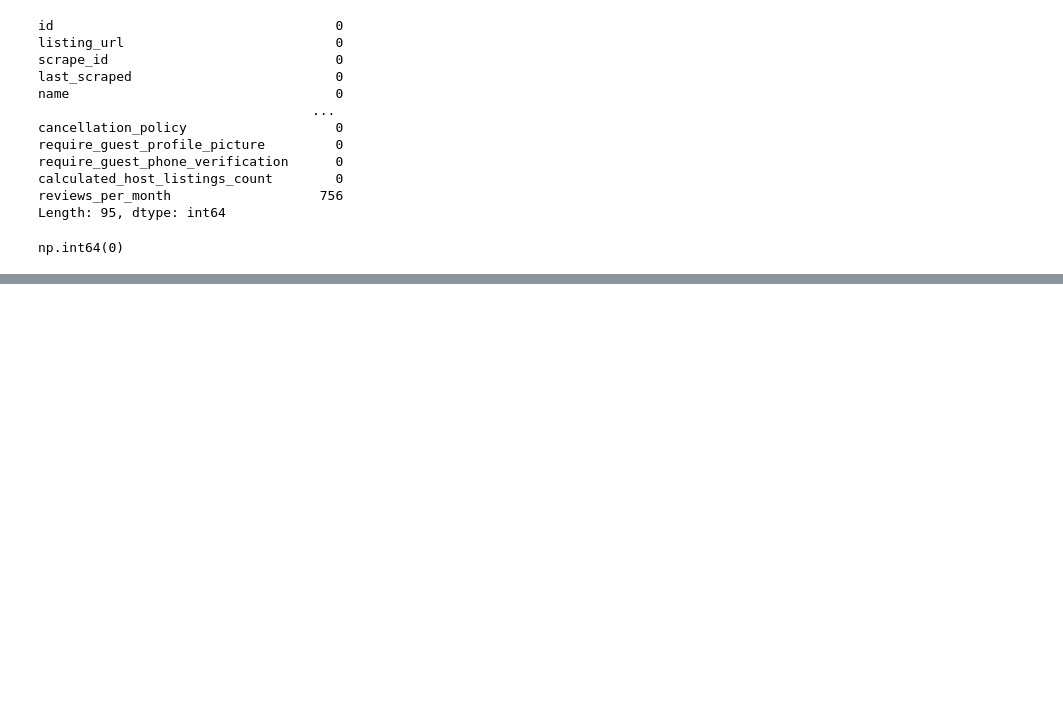
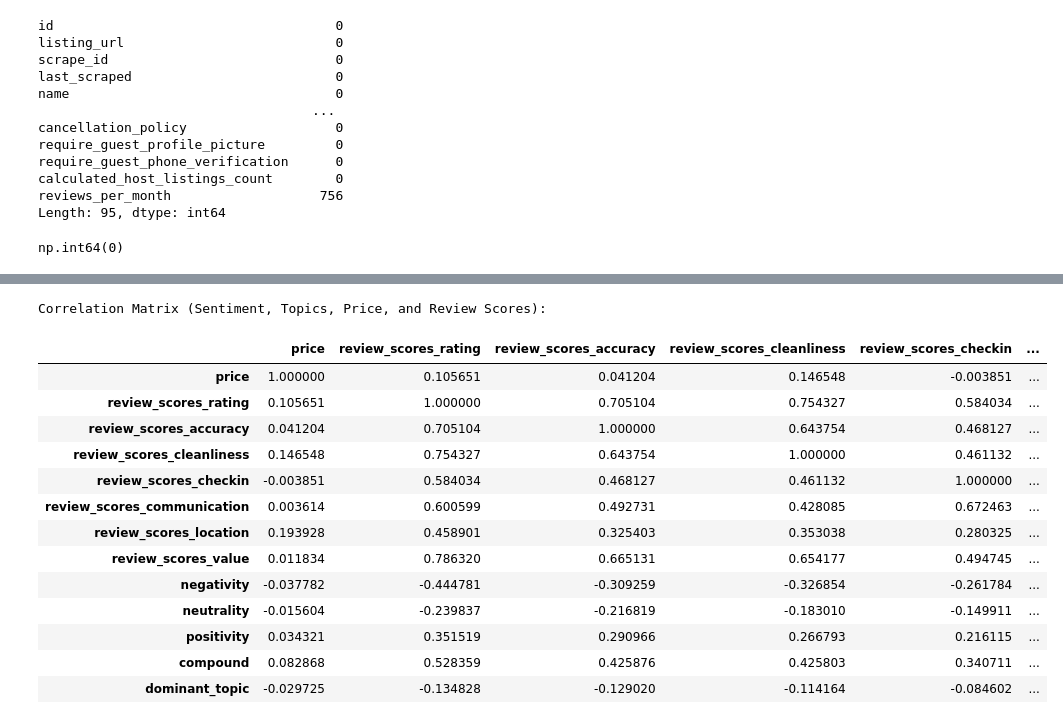
Before and after one commit to Pbartuiyot/Advance-Machine-Learning, a Jupyter notebook: airbnb_boston_sentimental_analysis_customer_reviews.ipynb, the cells around one changed output, grey strips where cells are left out. Drawn from its saved outputs; the diff is of its cells as text; code cells hidden in the pictures; blank space fills up the shorter version.

```diff
--- a/airbnb_boston_sentimental_analysis_customer_reviews.ipynb
+++ b/airbnb_boston_sentimental_analysis_customer_reviews.ipynb
@@ -358,2 +266,0 @@ scored_reviews.iloc[100]['comments']
-# %%
-reviews = reviews.query('listing_id == 78776')
@@ -754,0 +444,15 @@ ValueError: Columns must be same length as key
+# %%
+# Merge the average sentiment scores and dominant topic back into the listing dataframe
+# First, calculate the average sentiment scores and dominant topic per listing
+average_sentiment_per_listing = scored_reviews.groupby('listing_id')[['negativity', 'neutrality', 'positivity', 'compound']].mean().reset_index()
+dominant_topic_per_listing = scored_reviews.groupby('listing_id')['dominant_topic'].agg(lambda x: x.mode()[0]).reset_index()
+
+# Merge these back into the listing dataframe
+listing_with_sentiment = pd.merge(listing, average_sentiment_per_listing, left_on='id', right_on='listing_id', how='left')
+listing_with_sentiment_and_topic = pd.merge(listing_with_sentiment, dominant_topic_per_listing, left_on='id', right_on='listing_id', how='left')
+
+# Drop the duplicate listing_id columns
+listing_with_sentiment_and_topic.drop(['listing_id_x', 'listing_id_y'], axis=1, inplace=True)
+
+print("Listing dataframe with sentiment scores and dominant topic:")
+display(listing_with_sentiment_and_topic.head())
@@ -754,0 +468,44 @@ ValueError: Columns must be same length as key
+# %%
+# Convert 'price' column to numeric
+# Remove '$' and ',' and convert to float
+listing_with_sentiment_and_topic['price'] = listing_with_sentiment_and_topic['price'].replace({'\$': '', ',': ''}, regex=True).astype(float)
+
+# Select the relevant columns for correlation analysis
+correlation_columns = [
+    'price',
+    'review_scores_rating',
+    'review_scores_accuracy',
+    'review_scores_cleanliness',
+    'review_scores_checkin',
+    'review_scores_communication',
+    'review_scores_location',
+    'review_scores_value',
+    'negativity',
+    'neutrality',
+    'positivity',
+    'compound',
+    'dominant_topic'
+]
+
+# Calculate the correlation matrix
+correlation_matrix = listing_with_sentiment_and_topic[correlation_columns].corr()
+
+# Display the correlation matrix
+print("Correlation Matrix (Sentiment, Topics, Price, and Review Scores):")
+display(correlation_matrix)
+# %% [output]
+Correlation Matrix (Sentiment, Topics, Price, and Review Scores):
+|  | price | review_scores_rating | review_scores_accuracy | review_scores_cleanliness | review_scores_checkin | ... |
+| price | 1.000000 | 0.105651 | 0.041204 | 0.146548 | -0.003851 | ... |
+| review_scores_rating | 0.105651 | 1.000000 | 0.705104 | 0.754327 | 0.584034 | ... |
+| review_scores_accuracy | 0.041204 | 0.705104 | 1.000000 | 0.643754 | 0.468127 | ... |
+| review_scores_cleanliness | 0.146548 | 0.754327 | 0.643754 | 1.000000 | 0.461132 | ... |
+| review_scores_checkin | -0.003851 | 0.584034 | 0.468127 | 0.461132 | 1.000000 | ... |
+| review_scores_communication | 0.003614 | 0.600599 | 0.492731 | 0.428085 | 0.672463 | ... |
+| review_scores_location | 0.193928 | 0.458901 | 0.325403 | 0.353038 | 0.280325 | ... |
+| review_scores_value | 0.011834 | 0.786320 | 0.665131 | 0.654177 | 0.494745 | ... |
+| negativity | -0.037782 | -0.444781 | -0.309259 | -0.326854 | -0.261784 | ... |
+| neutrality | -0.015604 | -0.239837 | -0.216819 | -0.183010 | -0.149911 | ... |
+| positivity | 0.034321 | 0.351519 | 0.290966 | 0.266793 | 0.216115 | ... |
+| compound | 0.082868 | 0.528359 | 0.425876 | 0.425803 | 0.340711 | ... |
+| dominant_topic | -0.029725 | -0.134828 | -0.129020 | -0.114164 | -0.084602 | ... |
```
Also changed, not shown: parts of 62 cells of this notebook.
